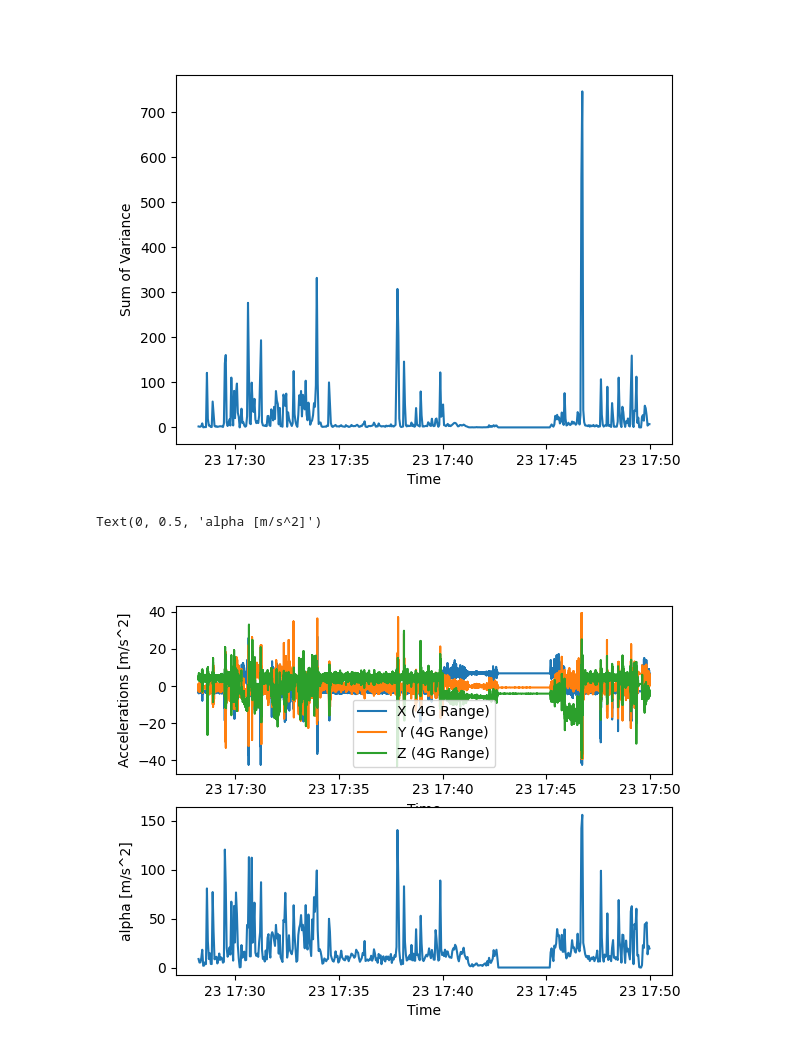
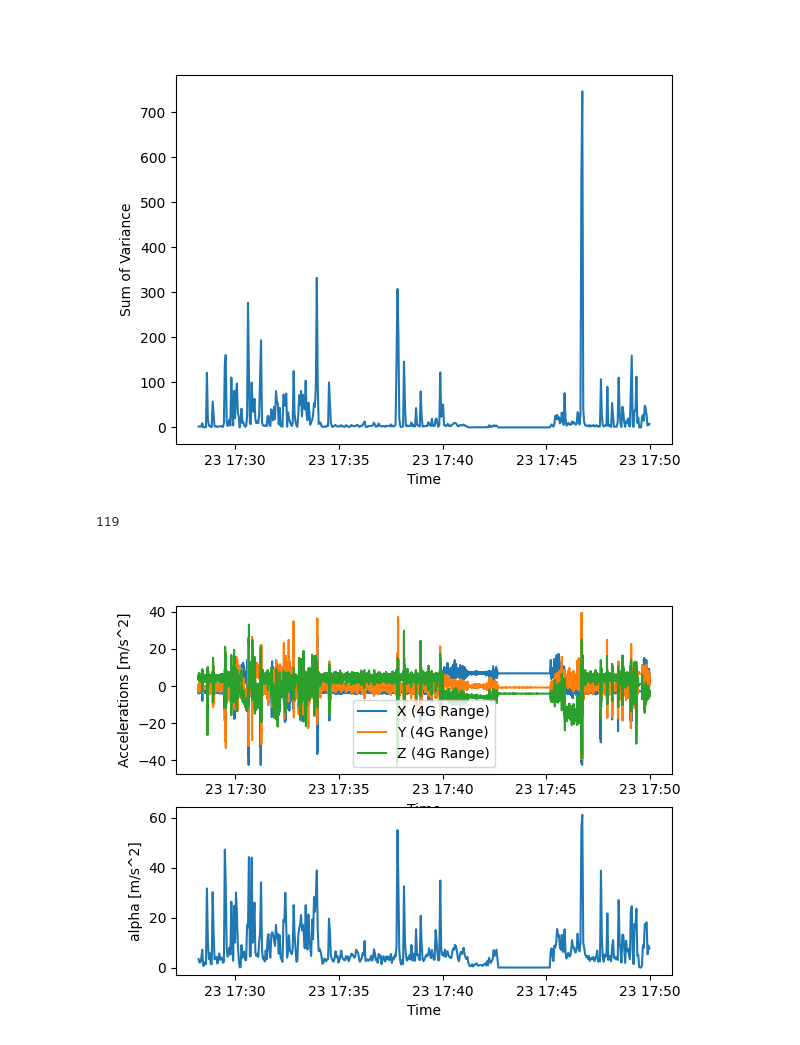
Before and after one commit to SASlabgroup/DUNEXMainExp, a Jupyter notebook: analysis/Breaker_Accel_exploration.ipynb, the cells around one changed output. Drawn from its saved outputs; the diff is of its cells as text; code cells hidden in the pictures.

Commit message:
Updated acceleration exploration

```diff
--- a/analysis/Breaker_Accel_exploration.ipynb
+++ b/analysis/Breaker_Accel_exploration.ipynb
@@ -56,7 +57,7 @@ sum_variance = np.empty(num_windows)
 window_time = np.empty(num_windows)
 for n in np.arange(num_windows):
     sum_variance[n] = np.var(accel_x_windowed[:,n]) + np.var(accel_y_windowed[:,n]) + np.var(accel_z_windowed[:,n])
-    window_time[n] = np.mean(accel_time_window)
+    window_time[n] = np.mean(accel_time_windowed)
 
 
 fig_var, ax = plt.subplots()
@@ -202,39 +203,63 @@ accel_z_windowed = accel_z[:num_samples_to_use].reshape(samples_per_window, num_
 alpha = np.empty(num_windows)
 window_time = np.empty(num_windows)
 fft_freq = fft.fftshift(fft.fftfreq(samples_per_window, d=1/imu_sampling_freq))
 ind_freq_greater_than_2hz = np.argwhere(fft_freq > 2)
 
 # Compute Blackman Taper Window function
 blackman_window = np.blackman(samples_per_window)
 
 for n in np.arange(num_windows):
-    accel_x_t = np.sum(fft.fftshift(np.abs(fft.fft(1/(2*np.pi) * blackman_window * (accel_x_windowed[:,n] - np.mean(accel_x_windowed[:,n]) ))))[ind_freq_greater_than_2hz])
-    accel_y_t = np.sum(fft.fftshift(np.abs(fft.fft(1/(2*np.pi) * blackman_window * (accel_y_windowed[:,n] - np.mean(accel_y_windowed[:,n]) ))))[ind_freq_greater_than_2hz])
-    accel_z_t = np.sum(fft.fftshift(np.abs(fft.fft(1/(2*np.pi) * blackman_window * (accel_z_windowed[:,n] - np.mean(accel_z_windowed[:,n]) ))))[ind_freq_greater_than_2hz])
-    alpha[n] = accel_x_t + accel_y_t + accel_z_t
+    # X acceleration
+    accel_x_demean = accel_x_windowed[:,n] - np.mean(accel_x_windowed[:,n])
+    blackman_windowed_accel_x = blackman_window * accel_x_demean
+    accel_x_fft = fft.fftshift((2/samples_per_window) * np.abs(fft.fft(blackman_windowed_accel_x)))
+    accel_x_fft_greater_than_2hz = np.sum(accel_x_fft[ind_freq_greater_than_2hz])
+
+    # Y acceleration
+    accel_y_demean = accel_y_windowed[:,n] - np.mean(accel_y_windowed[:,n])
+    blackman_windowed_accel_y = blackman_window * accel_y_demean
+    accel_y_fft = fft.fftshift((2/samples_per_window) * np.abs(fft.fft(blackman_windowed_accel_y)))
+    accel_y_fft_greater_than_2hz = np.sum(accel_y_fft[ind_freq_greater_than_2hz])
+
+    # Z acceleration
+    accel_z_demean = accel_z_windowed[:,n] - np.mean(accel_z_windowed[:,n])
+    blackman_windowed_accel_z = blackman_window * accel_z_demean
+    accel_z_fft = fft.fftshift((2/samples_per_window) * np.abs(fft.fft(blackman_windowed_accel_z)))
+    accel_z_fft_greater_than_2hz = np.sum(accel_z_fft[ind_freq_greater_than_2hz])
+
+    # Sum all varaince greater than 2 Hz values to compute alpha
+    alpha[n] = accel_x_fft_greater_than_2hz + accel_y_fft_greater_than_2hz + accel_z_fft_greater_than_2hz
     window_time[n] = np.mean(accel_time_windowed[:,n])
 
 # Convert Mean time values to datetimes
 window_time_datetime = cftime.num2pydate(window_time, units=mission_dataset['microSWIFT_44']['IMU']['time'].units, calendar=mission_dataset['microSWIFT_44']['IMU']['time'].calendar)
 accel_time_datetime = cftime.num2pydate(accel_time, units=mission_dataset['microSWIFT_44']['IMU']['time'].units, calendar=mission_dataset['microSWIFT_44']['IMU']['time'].calendar)
 
 # Plot Alpha Parameters
 fig_var, [ax1, ax2] = plt.subplots(2)
 # Plot Demeaned accelerations
 ax1.plot(accel_time_datetime, accel_x - np.mean(accel_x), label='X (4G Range)')
 ax1.plot(accel_time_datetime, accel_y - np.mean(accel_y), label='Y (4G Range)')
 ax1.plot(accel_time_datetime, accel_z - np.mean(accel_z), label='Z (4G Range)')
 ax1.set_ylabel('Accelerations [m/s^2]')
 ax1.legend()
 ax1.set_xlabel('Time')
 
 # Plot Alpha Parameter
 ax2.plot(window_time_datetime, alpha)
 ax2.set_xlabel('Time')
 ax2.set_ylabel('alpha [m/s^2]')
+
+# Compute Number of times in this burst that the accelerometer measured outside of the 2G range
+max_val_2g = 2*9.81
+vals_above_2g_x = np.argwhere(np.abs(accel_x[:]) >= max_val_2g).shape[0]
+vals_above_2g_y = np.argwhere(np.abs(accel_y[:]) >= max_val_2g).shape[0]
+vals_above_2g_z = np.argwhere(np.abs(accel_z[:]) >= max_val_2g).shape[0]
+vals_above_2g = vals_above_2g_x + vals_above_2g_y + vals_above_2g_z
+print(vals_above_2g)
 # %% [output]
-Text(0, 0.5, 'alpha [m/s^2]')
+119
-[figure, old version]
+[figure, new version]
 # %%
 # Get Data set from mission 53 due to better notes on when in breaking
 mission_nc_path = '../microSWIFT_data/mission_53/mission_53.nc'
```
Also changed, not shown: parts of 5 cells of this notebook, 1 other file.
